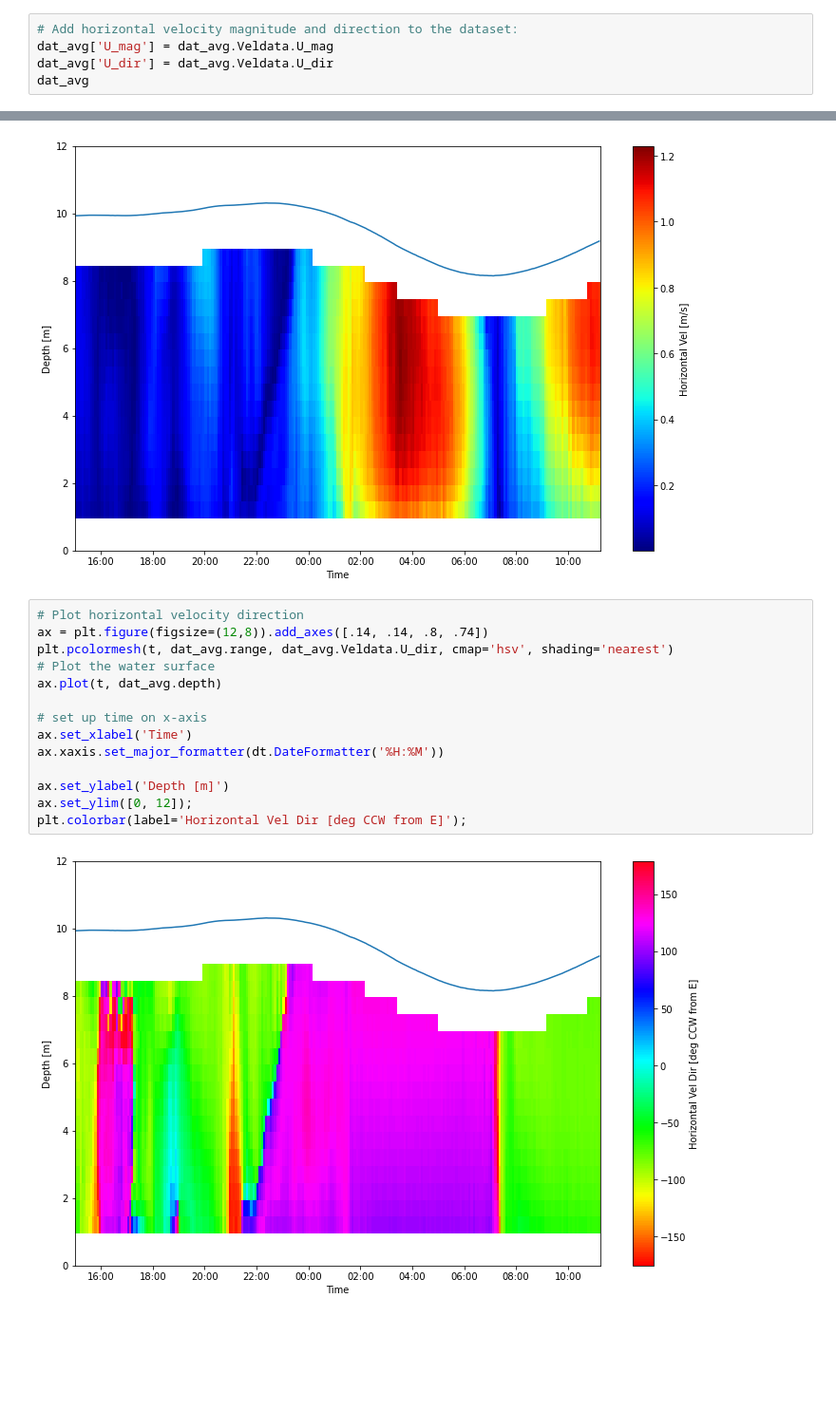
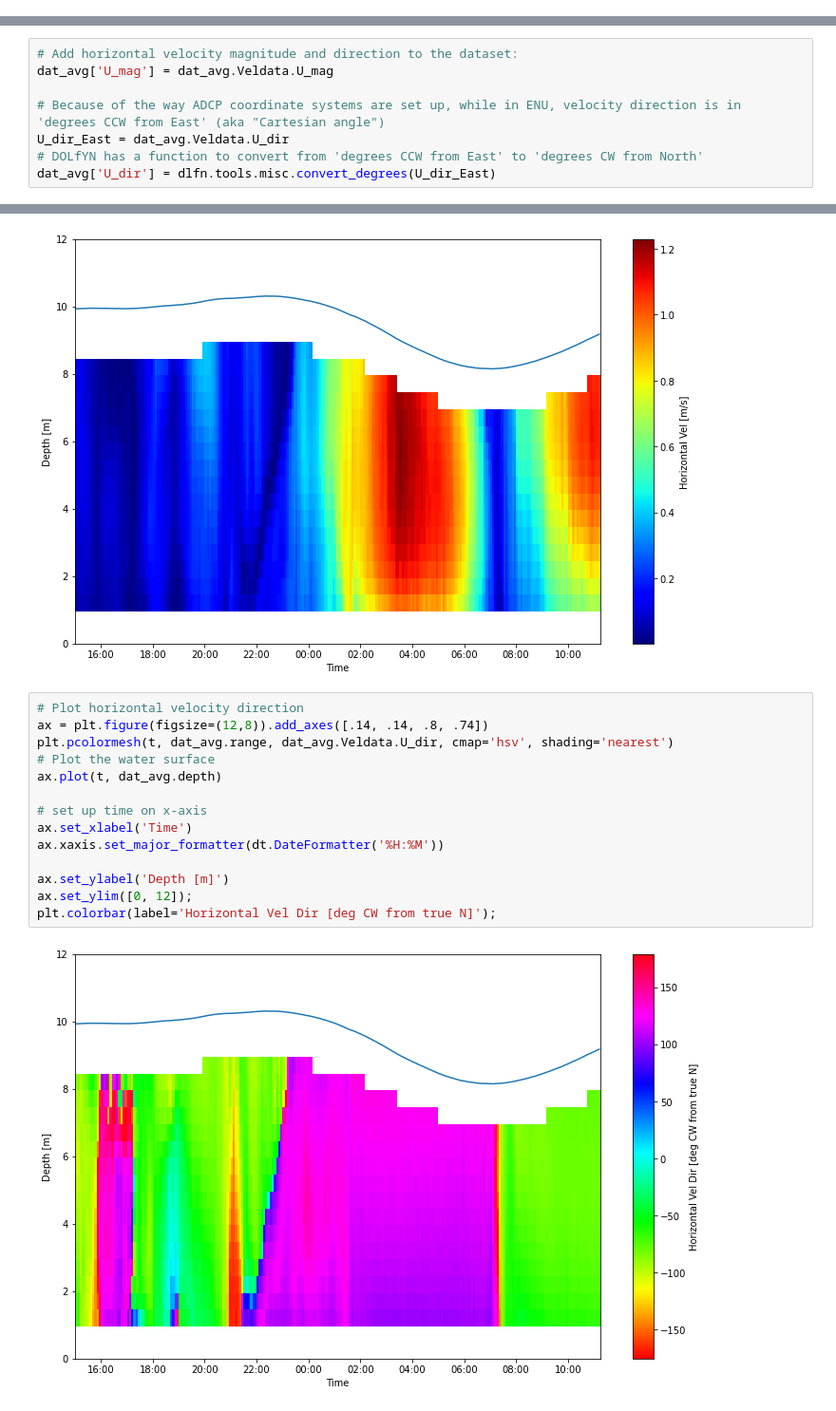
Before and after one commit to lkilcher/dolfyn, a Jupyter notebook: docs/ADCP_Example.ipynb, the cells around one changed output, grey strips where cells are left out. Shown: that part at 95% size. Cells and saved outputs as stored; diff of their text form; blank space fills up the shorter version.

```diff
--- a/docs/ADCP_Example.ipynb
+++ b/docs/ADCP_Example.ipynb
@@ -125,8 +126,3 @@ avg_tool = api.VelBinner(n_bin=dat.fs*300, fs=dat.fs)
 dat_avg = avg_tool.do_avg(dat)
 # %% [markdown]
 Two more variables that can be of interest is the horizontal velocity magnitude and its direction. There are included as 'shortcuts' to the dataset, and are accessed through the keyword 'Veldata'. The full list of 'shorcut variables are listed in the DOLfYN API, but note all of them might not be available to particular instruments or data.
-# %%
-# Add horizontal velocity magnitude and direction to the dataset:
-dat_avg['U_mag'] = dat_avg.Veldata.U_mag
-dat_avg['U_dir'] = dat_avg.Veldata.U_dir
-dat_avg
@@ -151,3 +129,11 @@ Coordinates:
+# %%
+# Add horizontal velocity magnitude and direction to the dataset:
+dat_avg['U_mag'] = dat_avg.Veldata.U_mag
+
+# Because of the way ADCP coordinate systems are set up, while in ENU, velocity direction is in 'degrees CCW from East' (aka "Cartesian angle")
+U_dir_East = dat_avg.Veldata.U_dir
+# DOLfYN has a function to convert from 'degrees CCW from East' to 'degrees CW from North'
+dat_avg['U_dir'] = dlfn.tools.misc.convert_degrees(U_dir_East)
 # %% [markdown]
 Plotting can be accomplished through the user's preferred package. Matplotlib is shown here for simplicity:
 # %%
@@ -175,16 +161,16 @@ plt.colorbar(label='Horizontal Vel [m/s]');
 # %%
 # Plot horizontal velocity direction
 ax = plt.figure(figsize=(12,8)).add_axes([.14, .14, .8, .74])
 plt.pcolormesh(t, dat_avg.range, dat_avg.Veldata.U_dir, cmap='hsv', shading='nearest')
 # Plot the water surface
 ax.plot(t, dat_avg.depth)
 
 # set up time on x-axis
 ax.set_xlabel('Time')
 ax.xaxis.set_major_formatter(dt.DateFormatter('%H:%M'))
 
 ax.set_ylabel('Depth [m]')
 ax.set_ylim([0, 12]);
-plt.colorbar(label='Horizontal Vel Dir [deg CCW from E]');
+plt.colorbar(label='Horizontal Vel Dir [deg CW from true N]');
 # %% [output]
-[figure, old version]
+[figure, new version]
```
Also changed, not shown: parts of 2 cells of this notebook, 9 other files.
